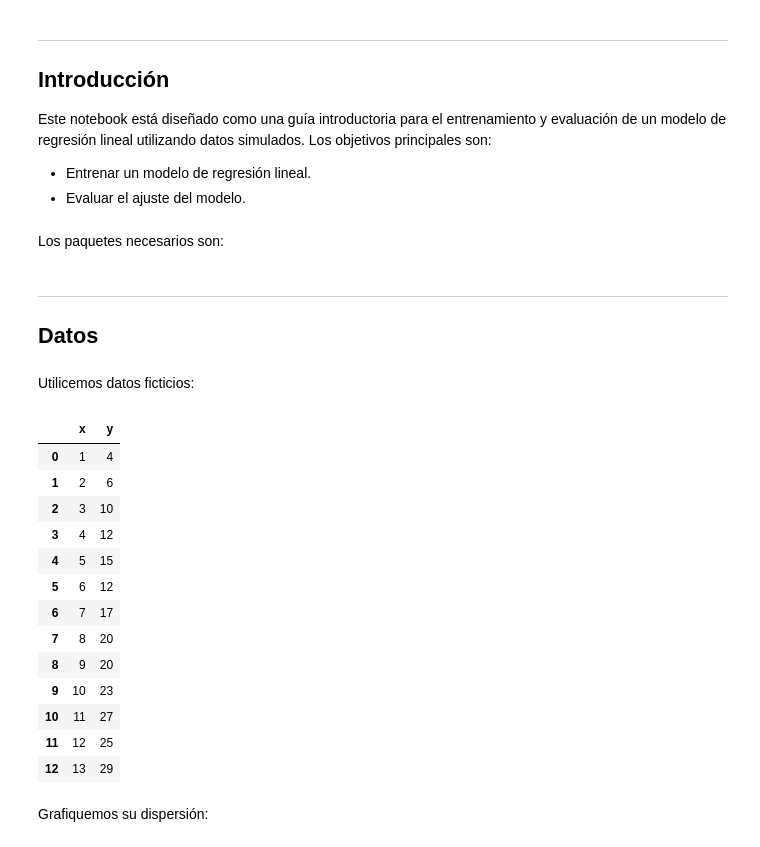
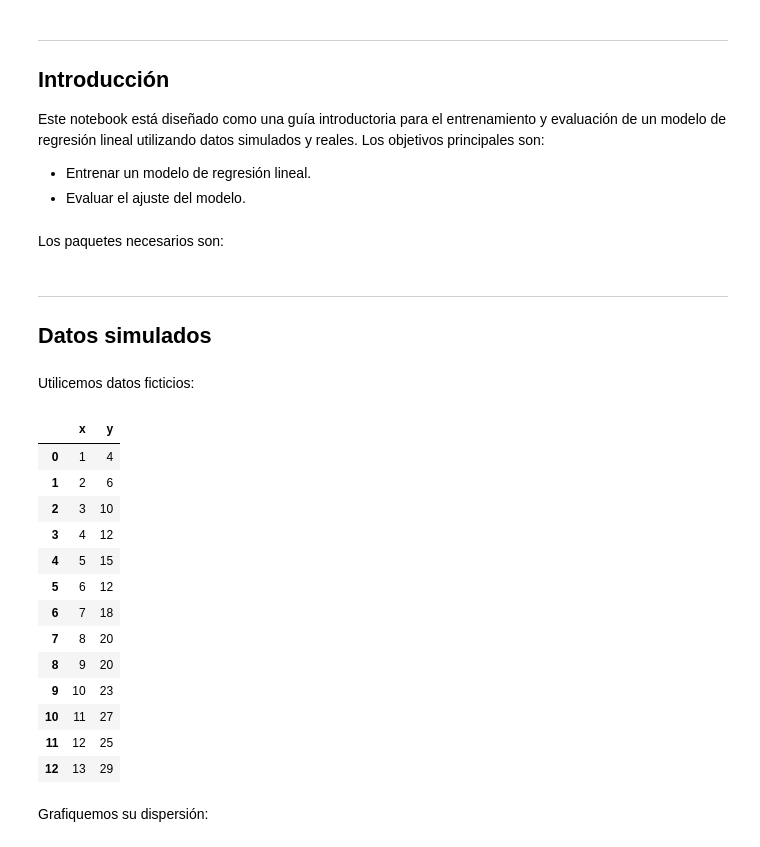
Before and after one commit to andres-merino/Curso-FundMachineLearning, a Jupyter notebook: 1-Webinar/Webinar.ipynb, the cells around one changed output. Drawn from its saved outputs; the diff is of its cells as text; code cells hidden in the pictures.

```diff
--- a/1-Webinar/Webinar.ipynb
+++ b/1-Webinar/Webinar.ipynb
@@ -27,7 +27,7 @@
 ---
 ## <font color='264CC7'> Introducción </font>
 
-Este notebook está diseñado como una guía introductoria para el entrenamiento y evaluación de un modelo de regresión lineal utilizando datos simulados. Los objetivos principales son:
+Este notebook está diseñado como una guía introductoria para el entrenamiento y evaluación de un modelo de regresión lineal utilizando datos simulados y reales. Los objetivos principales son:
 
 - Entrenar un modelo de regresión lineal.
 - Evaluar el ajuste del modelo.
@@ -43,31 +43,31 @@ from sklearn.metrics import mean_squared_error # Para evaluación del modelo
 from sklearn.model_selection import train_test_split
 # %% [markdown]
 ---
-## <font color='264CC7'> Datos </font>
+## <font color='264CC7'> Datos simulados</font>
 # %% [markdown]
 Utilicemos datos ficticios:
 # %%
 # Datos proporcionados
 x = [1, 2, 3, 4, 5, 6, 7, 8, 9, 10, 11, 12, 13]
-y = [4, 6, 10, 12, 15, 12, 17, 20, 20, 23, 27, 25, 29]
+y = [4, 6, 10, 12, 15, 12, 18, 20, 20, 23, 27, 25, 29]
 
 # Crear un DataFrame
 df = pd.DataFrame({
     'x': x,
     'y': y
 })
 
 # Mostrar los datos
 display(df)
 # %% [output]
 |  | x | y |
 | 0 | 1 | 4 |
 | 1 | 2 | 6 |
 | 2 | 3 | 10 |
 | 3 | 4 | 12 |
 | 4 | 5 | 15 |
 | 5 | 6 | 12 |
-| 6 | 7 | 17 |
+| 6 | 7 | 18 |
 | 7 | 8 | 20 |
 | 8 | 9 | 20 |
 | 9 | 10 | 23 |
```
Also changed, not shown: parts of 23 cells of this notebook.
